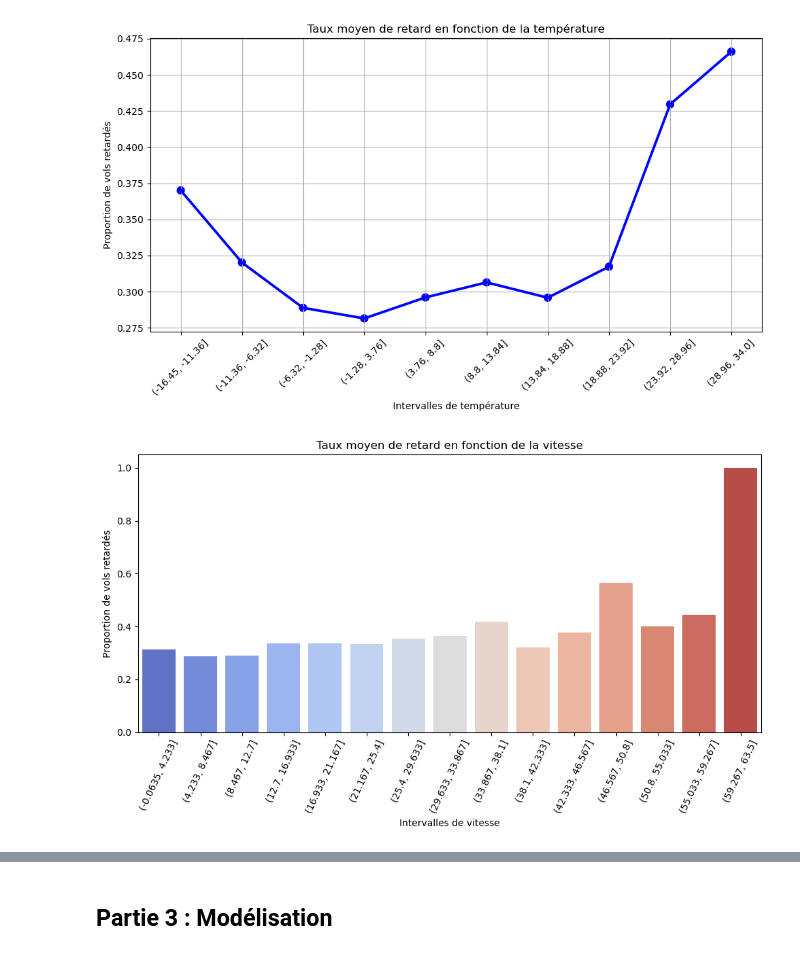
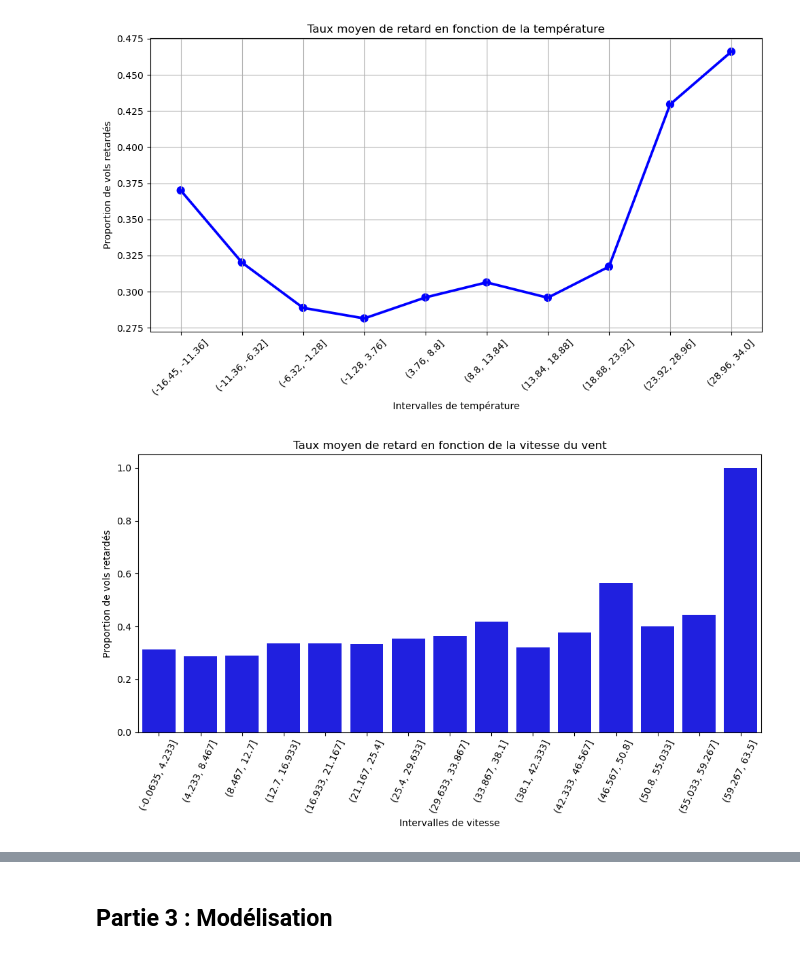
Before and after one commit to OUALYoss/Projet_Python-pour-la-data-science, a Jupyter notebook: Code_.ipynb, the cells around one changed output, grey strips where cells are left out. Saved outputs shown, nothing was run; the diff lists cells and outputs as text; code cells hidden in the pictures.

```diff
--- a/Code_.ipynb
+++ b/Code_.ipynb
@@ -958,12 +978,12 @@ df3['vitesse'] = pd.cut(df3['wind_speed_10m (km/h)'], bins=15)
 stats_wind = df3.groupby('vitesse')['Retard'].mean().reset_index()
 # %%
 plt.figure(figsize=(10, 6))
-sns.barplot(x='vitesse', y='Retard', data=stats_wind,palette='coolwarm')
+sns.barplot(x='vitesse', y='Retard', data=stats_wind, color='blue')
 plt.xticks(rotation=65)
-plt.title("Taux moyen de retard en fonction de la vitesse")
+plt.title("Taux moyen de retard en fonction de la vitesse du vent")
 plt.xlabel("Intervalles de vitesse")
 plt.ylabel("Proportion de vols retardés")
 plt.tight_layout()
 plt.show()
 # %% [output]
-[figure, old version]
+[figure, new version]
```
Also changed, not shown: parts of 9 cells of this notebook, 1 other file.
